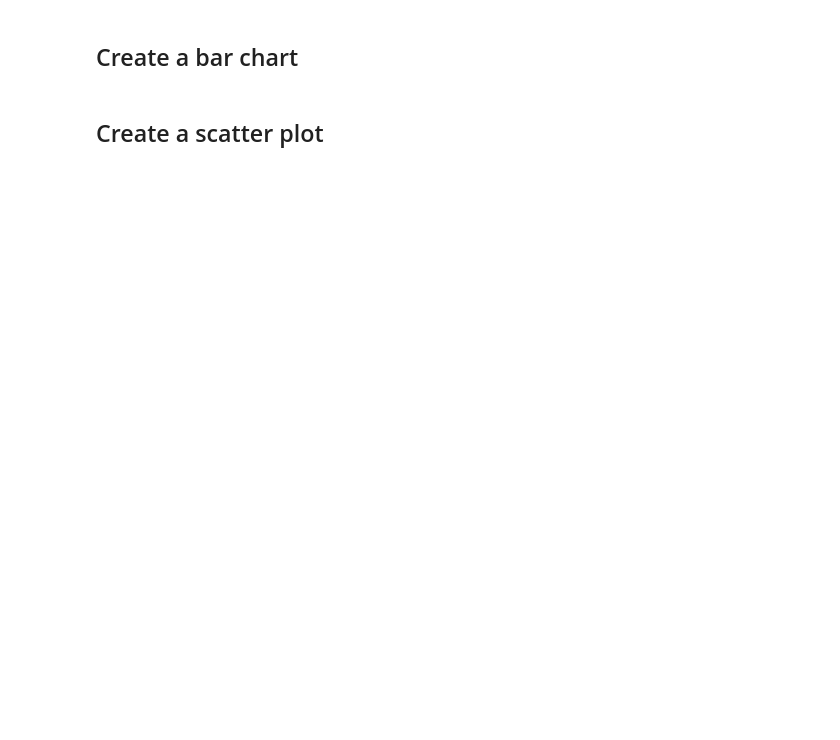
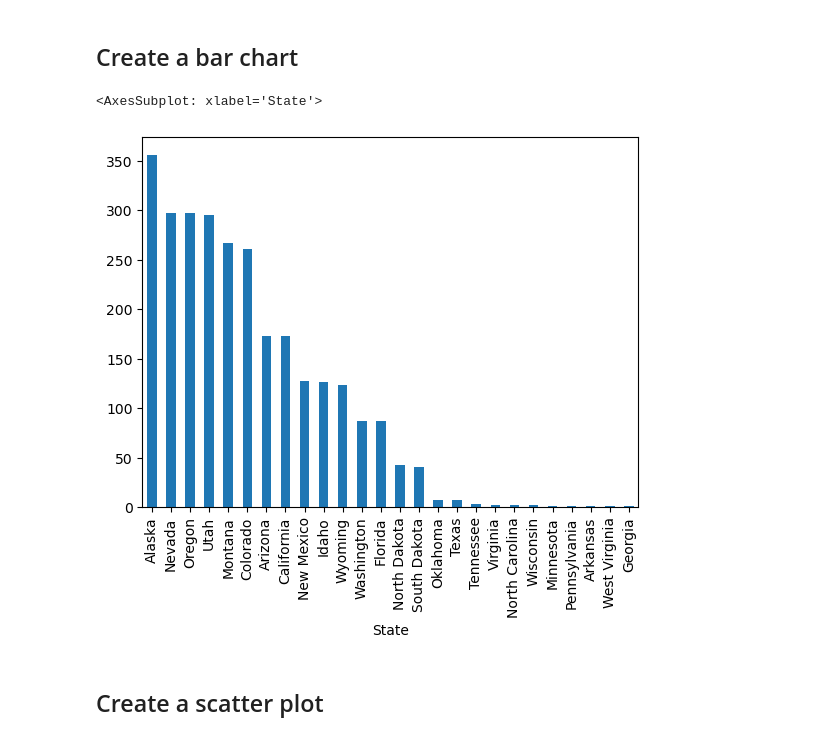
Before and after one commit to bebenGP/selfstudy-arcgisforpython, a Jupyter notebook: belajar_arcgis_for_python/VisualPythonAPI/VisualPythonAPI/CreateCharts.ipynb, the cells around one changed output. Saved outputs shown, nothing was run; the diff lists cells and outputs as text; code cells hidden in the pictures; blank space fills up the shorter version.

```diff
--- a/belajar_arcgis_for_python/VisualPythonAPI/VisualPythonAPI/CreateCharts.ipynb
+++ b/belajar_arcgis_for_python/VisualPythonAPI/VisualPythonAPI/CreateCharts.ipynb
@@ -9,4 +9,4 @@ import matplotlib.pyplot as plt
 # %% [markdown]
 ## Set the spatially enabled dataframe and filter data
 # %%
-sedf = pd.DataFrame.spatial.from_featureclass(r'C:\EsriTraining\VisualPythonAPI\FirePoints.gdb\FireEvents')
+sedf = pd.DataFrame.spatial.from_featureclass(r'C:\Users\bputra\OneDrive - ESRI Indonesia\PT ESRI Indonesia\Research\code-script\22_arcgis_for_python_study\belajar_arcgis_for_python\VisualPythonAPI\VisualPythonAPI\FirePoints.gdb\FireEvents')
@@ -36,7 +77,10 @@ plt.show()
 ## Create a bar chart
 # %%
 # plot frequency of fires in each state for a given year
-wildfires_df.State.value_counts().plot(kind= )
+wildfires_df.State.value_counts().plot(kind= "bar" )
+# %% [output]
+<AxesSubplot: xlabel='State'>
+[figure, added]
 # %% [markdown]
 ## Create a scatter plot
 # %%
```
Also changed, not shown: parts of 5 cells of this notebook, 3 other files.
